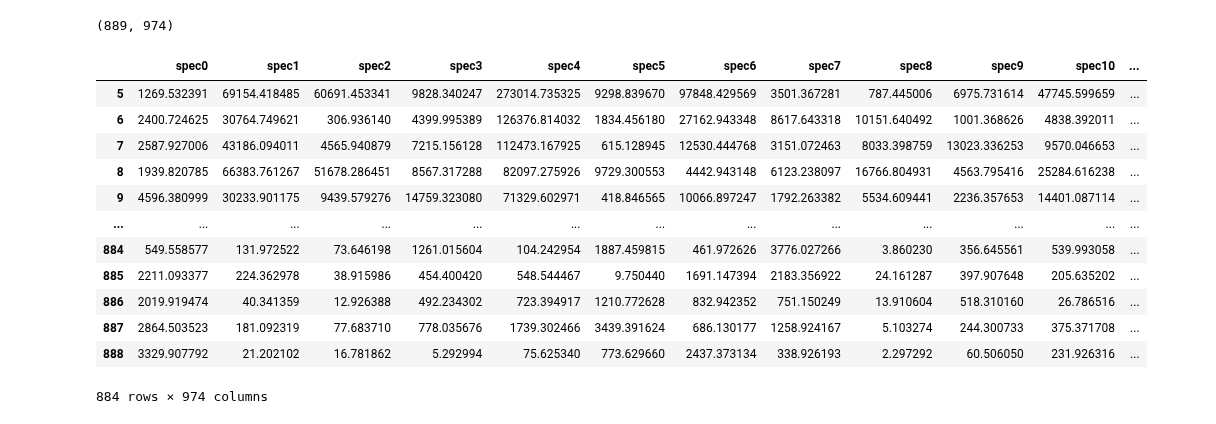
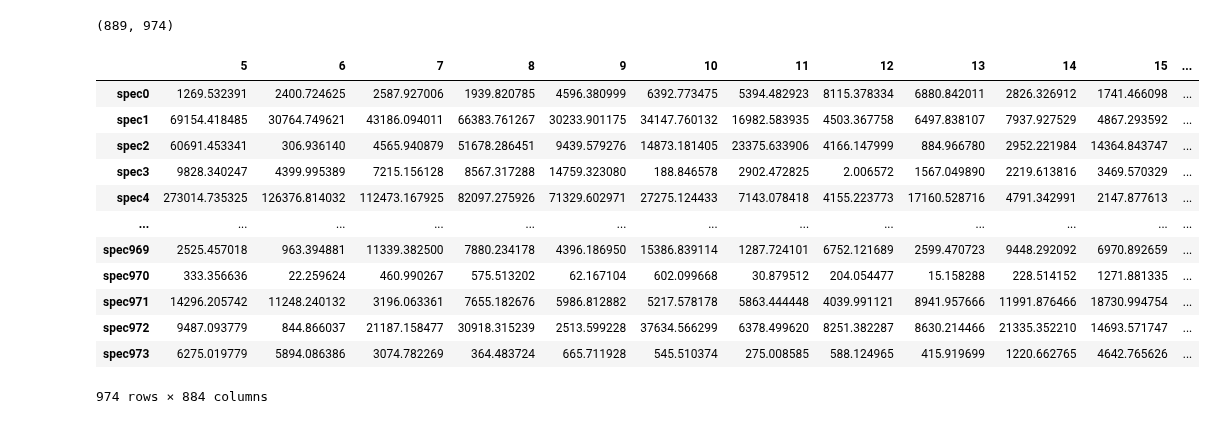
Before and after one commit to RileyWClarke/BiancoGroup, a Jupyter notebook: Notebooks/fftfilter2.ipynb, the cells around one changed output. Saved outputs shown, nothing was run; the diff lists cells and outputs as text; code cells hidden in the pictures.

```diff
--- a/Notebooks/fftfilter2.ipynb
+++ b/Notebooks/fftfilter2.ipynb
@@ -553,21 +553,21 @@ pspec_df.shape
 # %% [output]
 (889, 974)
 # %%
-pspec_df.iloc[5:]
+pspec_df.iloc[5:].T
 # %% [output]
-|  | spec0 | spec1 | spec2 | spec3 | spec4 | spec5 | spec6 | spec7 | spec8 | spec9 | spec10 | ... |
-| 5 | 1269.532391 | 69154.418485 | 60691.453341 | 9828.340247 | 273014.735325 | 9298.839670 | 97848.429569 | 3501.367281 | 787.445006 | 6975.731614 | 47745.599659 | ... |
-| 6 | 2400.724625 | 30764.749621 | 306.936140 | 4399.995389 | 126376.814032 | 1834.456180 | 27162.943348 | 8617.643318 | 10151.640492 | 1001.368626 | 4838.392011 | ... |
-| 7 | 2587.927006 | 43186.094011 | 4565.940879 | 7215.156128 | 112473.167925 | 615.128945 | 12530.444768 | 3151.072463 | 8033.398759 | 13023.336253 | 9570.046653 | ... |
-| 8 | 1939.820785 | 66383.761267 | 51678.286451 | 8567.317288 | 82097.275926 | 9729.300553 | 4442.943148 | 6123.238097 | 16766.804931 | 4563.795416 | 25284.616238 | ... |
-| 9 | 4596.380999 | 30233.901175 | 9439.579276 | 14759.323080 | 71329.602971 | 418.846565 | 10066.897247 | 1792.263382 | 5534.609441 | 2236.357653 | 14401.087114 | ... |
+|  | 5 | 6 | 7 | 8 | 9 | 10 | 11 | 12 | 13 | 14 | 15 | ... |
+| spec0 | 1269.532391 | 2400.724625 | 2587.927006 | 1939.820785 | 4596.380999 | 6392.773475 | 5394.482923 | 8115.378334 | 6880.842011 | 2826.326912 | 1741.466098 | ... |
+| spec1 | 69154.418485 | 30764.749621 | 43186.094011 | 66383.761267 | 30233.901175 | 34147.760132 | 16982.583935 | 4503.367758 | 6497.838107 | 7937.927529 | 4867.293592 | ... |
+| spec2 | 60691.453341 | 306.936140 | 4565.940879 | 51678.286451 | 9439.579276 | 14873.181405 | 23375.633906 | 4166.147999 | 884.966780 | 2952.221984 | 14364.843747 | ... |
+| spec3 | 9828.340247 | 4399.995389 | 7215.156128 | 8567.317288 | 14759.323080 | 188.846578 | 2902.472825 | 2.006572 | 1567.049890 | 2219.613816 | 3469.570329 | ... |
+| spec4 | 273014.735325 | 126376.814032 | 112473.167925 | 82097.275926 | 71329.602971 | 27275.124433 | 7143.078418 | 4155.223773 | 17160.528716 | 4791.342991 | 2147.877613 | ... |
 | ... | ... | ... | ... | ... | ... | ... | ... | ... | ... | ... | ... | ... |
-| 884 | 549.558577 | 131.972522 | 73.646198 | 1261.015604 | 104.242954 | 1887.459815 | 461.972626 | 3776.027266 | 3.860230 | 356.645561 | 539.993058 | ... |
-| 885 | 2211.093377 | 224.362978 | 38.915986 | 454.400420 | 548.544467 | 9.750440 | 1691.147394 | 2183.356922 | 24.161287 | 397.907648 | 205.635202 | ... |
-| 886 | 2019.919474 | 40.341359 | 12.926388 | 492.234302 | 723.394917 | 1210.772628 | 832.942352 | 751.150249 | 13.910604 | 518.310160 | 26.786516 | ... |
-| 887 | 2864.503523 | 181.092319 | 77.683710 | 778.035676 | 1739.302466 | 3439.391624 | 686.130177 | 1258.924167 | 5.103274 | 244.300733 | 375.371708 | ... |
-| 888 | 3329.907792 | 21.202102 | 16.781862 | 5.292994 | 75.625340 | 773.629660 | 2437.373134 | 338.926193 | 2.297292 | 60.506050 | 231.926316 | ... |
+| spec969 | 2525.457018 | 963.394881 | 11339.382500 | 7880.234178 | 4396.186950 | 15386.839114 | 1287.724101 | 6752.121689 | 2599.470723 | 9448.292092 | 6970.892659 | ... |
+| spec970 | 333.356636 | 22.259624 | 460.990267 | 575.513202 | 62.167104 | 602.099668 | 30.879512 | 204.054477 | 15.158288 | 228.514152 | 1271.881335 | ... |
+| spec971 | 14296.205742 | 11248.240132 | 3196.063361 | 7655.182676 | 5986.812882 | 5217.578178 | 5863.444448 | 4039.991121 | 8941.957666 | 11991.876466 | 18730.994754 | ... |
+| spec972 | 9487.093779 | 844.866037 | 21187.158477 | 30918.315239 | 2513.599228 | 37634.566299 | 6378.499620 | 8251.382287 | 8630.214466 | 21335.352210 | 14693.571747 | ... |
+| spec973 | 6275.019779 | 5894.086386 | 3074.782269 | 364.483724 | 665.711928 | 545.510374 | 275.008585 | 588.124965 | 415.919699 | 1220.662765 | 4642.765626 | ... |
-884 rows × 974 columns
+974 rows × 884 columns
 # %%
 from sklearn.preprocessing import StandardScaler
 
```
Also changed, not shown: parts of 5 cells of this notebook.
